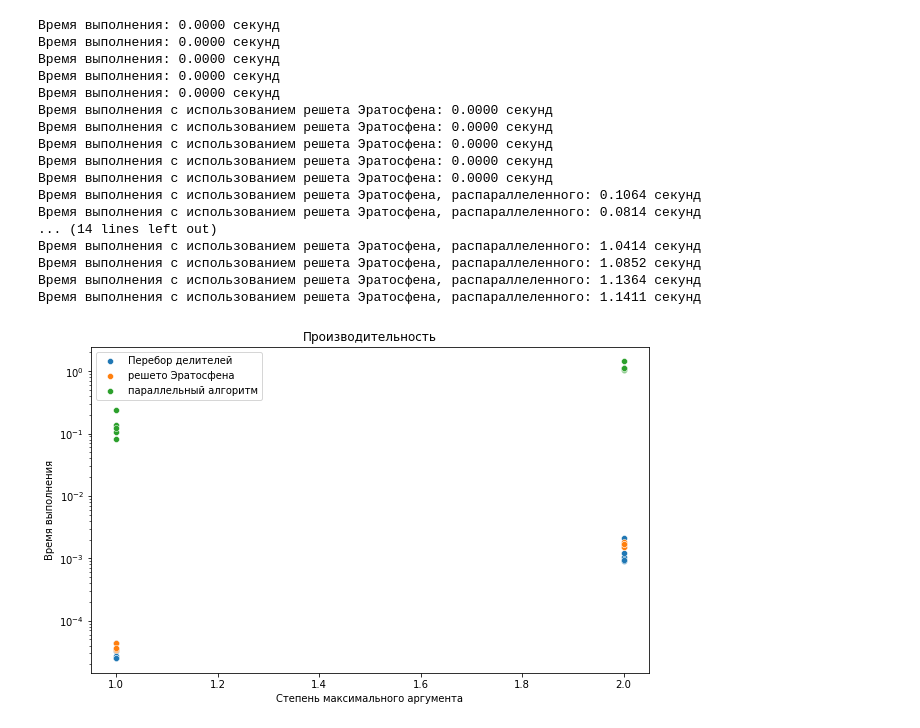
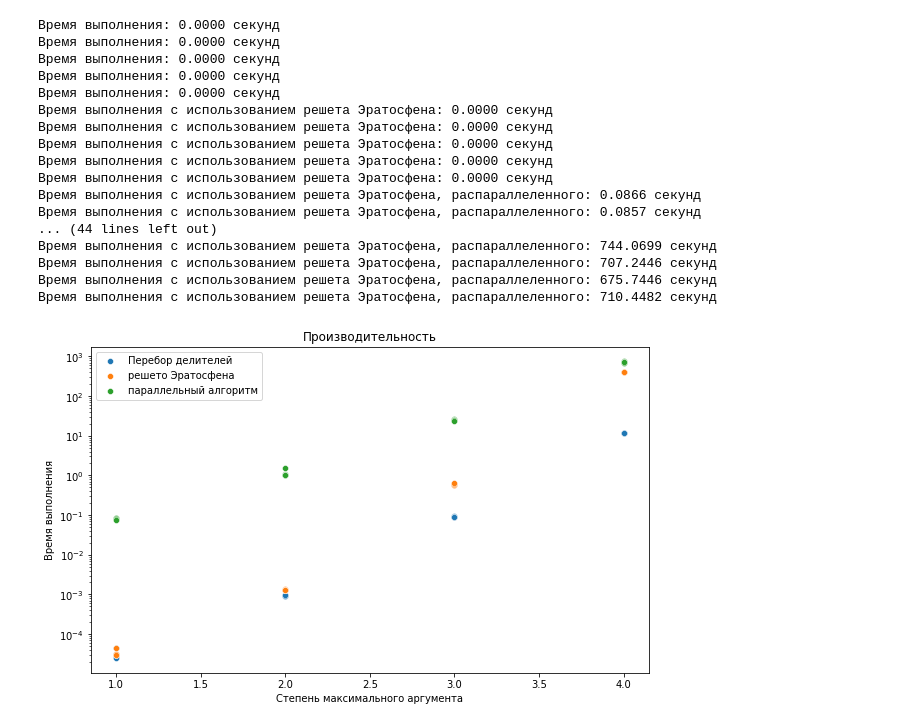
Before and after one commit to Denis-Ermakov/Pi-function-of-Fibonacci-and-Tribonacci-Nentrabonacci, a Jupyter notebook: Итоговые графики.ipynb, the cells around one changed output. Drawn from its saved outputs; the diff is of its cells as text; code cells hidden in the pictures.

```diff
--- a/Итоговые графики.ipynb
+++ b/Итоговые графики.ipynb
@@ -6,7 +456,6 @@ def pi_func_plot_time_measure(deg_max):
     x = []
     y = []
     y_Fib = []
-    y_Trib = []
     y_Tetr = []
 
     #Аргументы генерируются не как степени десятки, а как простые числа Фибоначчи, на которых происходят скачки
@@ -15,6 +464,7 @@ def pi_func_plot_time_measure(deg_max):
     for i in range(len(x)):
         y.append(Pi_func(x[i]))
         y_Fib.append(Pi_func_Fib(x[i]))
+        y_Tetr.append(Pi_func_Tetr(x[i]))
 
     end_time = time.time()
 
@@ -28,6 +478,7 @@ def pi_func_plot_time_measure_Eratosphene(deg_max):
     x = []
     y = []
     y_Fib = []
+    y_Tetr = []
 
     #Аргументы генерируются не как степени десятки, а как простые числа Фибоначчи, на которых происходят скачки
     #x = Fib_numbers_fill(10**deg_max, x)
@@ -35,6 +486,7 @@ def pi_func_plot_time_measure_Eratosphene(deg_max):
     for i in range(len(x)):
         y.append(Pi_func_using_sieve_Eratosphene(x[i]))
         y_Fib.append(Pi_func_Fib_using_sieve_Eratosphene(x[i]))
+        y_Tetr.append(Pi_func_Tetr_using_sieve_Eratosphene(x[i]))
 
     end_time = time.time()
 
@@ -48,6 +500,7 @@ def pi_func_plot_time_measure_Eratosphene_paralleled(deg_max):
     x = []
     y = []
     y_Fib = []
+    y_Tetr = []
 
     #Аргументы генерируются не как степени десятки, а как простые числа Фибоначчи, на которых происходят скачки
     #x = Fib_numbers_fill(10**deg_max, x)
@@ -55,6 +508,7 @@ def pi_func_plot_time_measure_Eratosphene_paralleled(deg_max):
     for i in range(len(x)):
         y.append(Pi_func_using_sieve_Eratosphene_paralleled(x[i]))
         y_Fib.append(Pi_func_Fib_using_sieve_Eratosphene_paralleled(x[i]))
+        y_Tetr.append(Pi_func_Tetr_using_sieve_Eratosphene_paralleled(x[i]))
 
     end_time = time.time()
 
@@ -159,7 +613,7 @@ def plot_execution_time(deg_max):
 
     return data
 
-data = plot_execution_time(3)# Осталось только запустить
+data = plot_execution_time(4)# Осталось только запустить
 # %% [output]
 Время выполнения: 0.0001 секунд
 Время выполнения: 0.0001 секунд
@@ -343,5 +797,5 @@ def plot_execution_time(deg_max):
     plt.show()
     return data
 
-data = plot_execution_time(2)
+data = plot_execution_time(4)
 # %% [output]
@@ -491,39 +966,39 @@ def plot_execution_time(deg_max):
     })
 
     plt.figure(figsize=(10, 6))
     sns.scatterplot(data=data, x='deg x', y='Execution_time')
     sns.scatterplot(data=data, x='deg x', y='Execution_time_Eratosphene')
     sns.scatterplot(data=data, x='deg x', y='Execution_time_Eratosphene_paralleled')
 
     plt.yscale('log')
 
     plt.legend(["Перебор делителей", "решето Эратосфена", "параллельный алгоритм"])
 
     plt.title('Производительность')
     plt.xlabel('Степень максимального аргумента')
     plt.ylabel('Время выполнения')
 
     plt.show()
 
     return data
 
-data = plot_execution_time(2)
+data = plot_execution_time(4)
 # %% [output]
 Время выполнения: 0.0000 секунд
 Время выполнения: 0.0000 секунд
 Время выполнения: 0.0000 секунд
 Время выполнения: 0.0000 секунд
 Время выполнения: 0.0000 секунд
 Время выполнения с использованием решета Эратосфена: 0.0000 секунд
 Время выполнения с использованием решета Эратосфена: 0.0000 секунд
 Время выполнения с использованием решета Эратосфена: 0.0000 секунд
 Время выполнения с использованием решета Эратосфена: 0.0000 секунд
 Время выполнения с использованием решета Эратосфена: 0.0000 секунд
-Время выполнения с использованием решета Эратосфена, распараллеленного: 0.1064 секунд
-Время выполнения с использованием решета Эратосфена, распараллеленного: 0.0814 секунд
-... (14 lines left out)
-Время выполнения с использованием решета Эратосфена, распараллеленного: 1.0414 секунд
-Время выполнения с использованием решета Эратосфена, распараллеленного: 1.0852 секунд
-Время выполнения с использованием решета Эратосфена, распараллеленного: 1.1364 секунд
-Время выполнения с использованием решета Эратосфена, распараллеленного: 1.1411 секунд
+Время выполнения с использованием решета Эратосфена, распараллеленного: 0.0866 секунд
+Время выполнения с использованием решета Эратосфена, распараллеленного: 0.0857 секунд
+... (44 lines left out)
+Время выполнения с использованием решета Эратосфена, распараллеленного: 744.0699 секунд
+Время выполнения с использованием решета Эратосфена, распараллеленного: 707.2446 секунд
+Время выполнения с использованием решета Эратосфена, распараллеленного: 675.7446 секунд
+Время выполнения с использованием решета Эратосфена, распараллеленного: 710.4482 секунд
-[figure, old version]
+[figure, new version]
```
Also changed, not shown: parts of 13 cells of this notebook.
